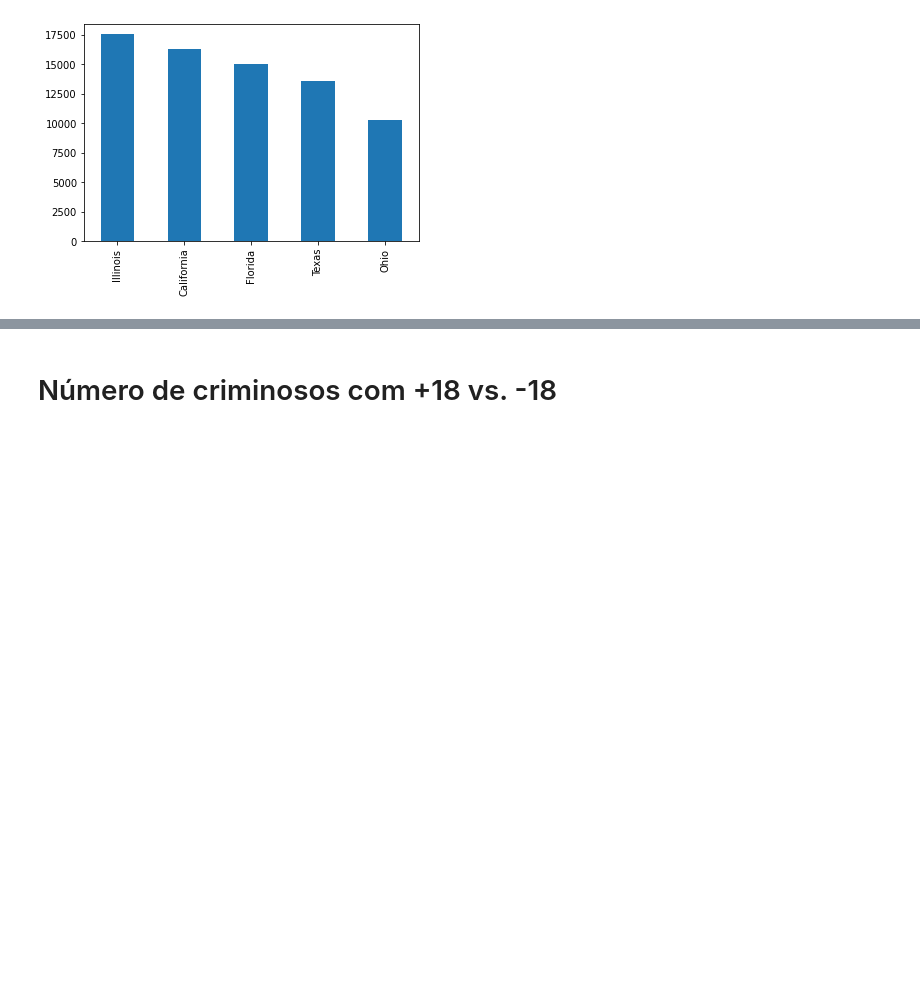
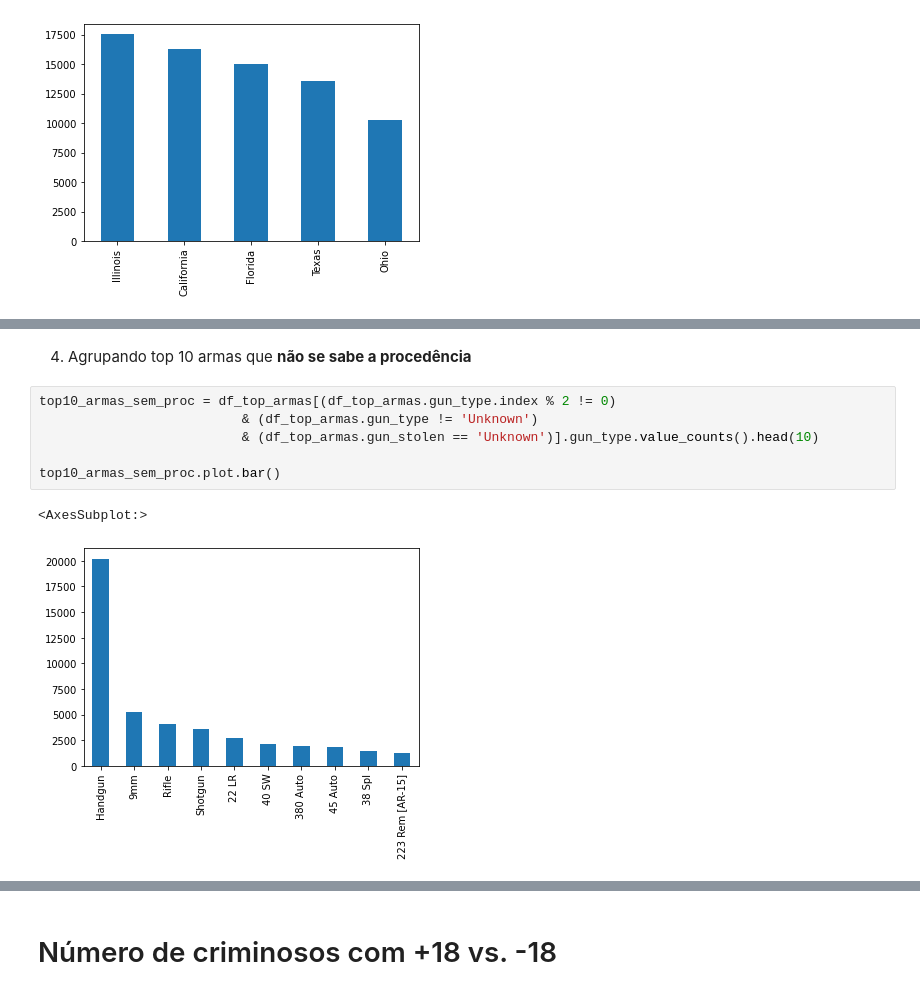
Before and after one commit to ubiratann/CK0223, a Jupyter notebook: Notebook_for_Gun_Violence_Data.ipynb, the cells around one changed output, grey strips where cells are left out. Drawn from its saved outputs; the diff is of its cells as text; blank space fills up the shorter version.

```diff
--- a/Notebook_for_Gun_Violence_Data.ipynb
+++ b/Notebook_for_Gun_Violence_Data.ipynb
@@ -57,0 +84,11 @@ d[d.gun_type != 'Unknown'].gun_type.value_counts().head(10).plot.pie()
+# %% [markdown]
+4. Agrupando top 10 armas que **não se sabe a procedência**
+# %%
+top10_armas_sem_proc = df_top_armas[(df_top_armas.gun_type.index % 2 != 0)
+                          & (df_top_armas.gun_type != 'Unknown')
+                          & (df_top_armas.gun_stolen == 'Unknown')].gun_type.value_counts().head(10)
+
+top10_armas_sem_proc.plot.bar()
+# %% [output]
+<AxesSubplot:>
+[figure, added]
```
Also changed, not shown: parts of 39 cells of this notebook.
